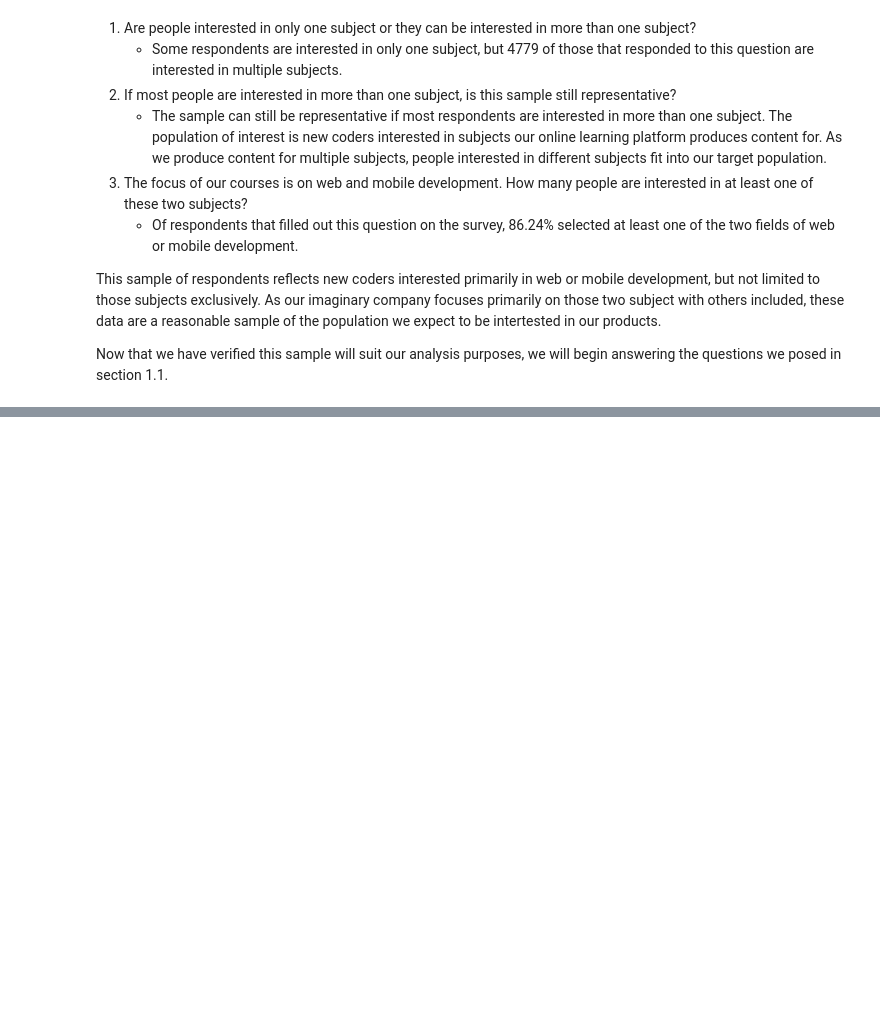
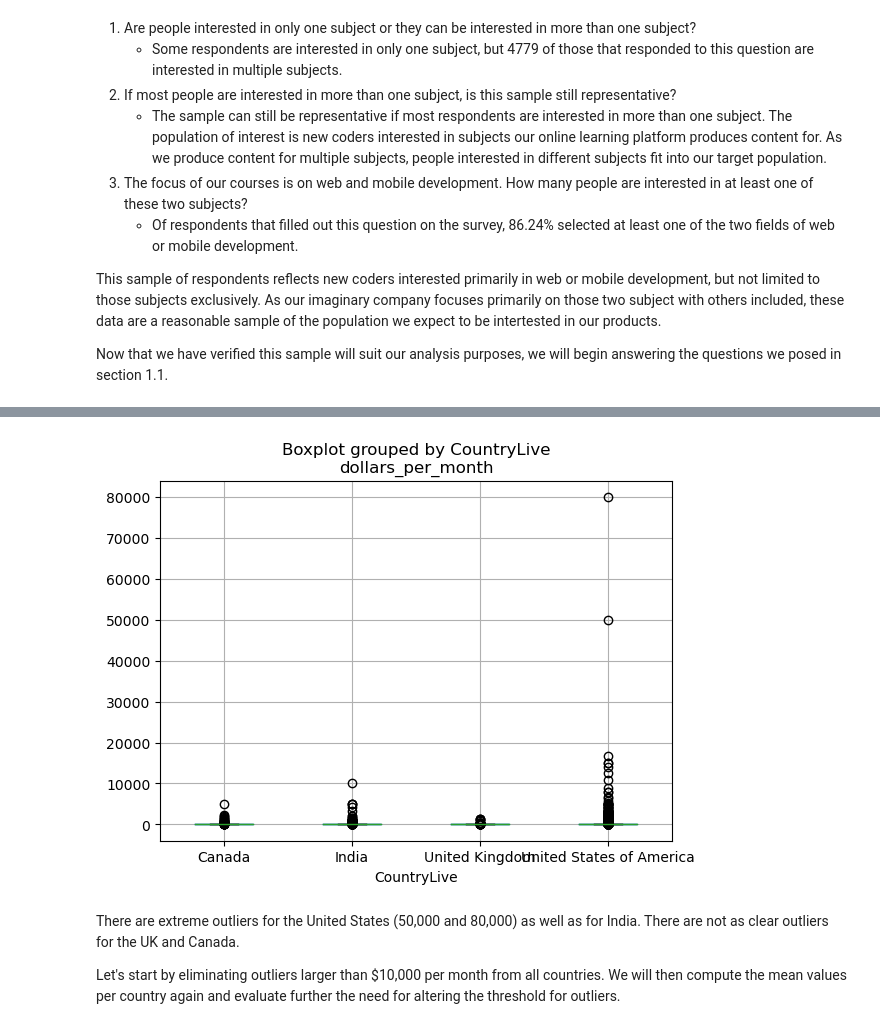
Before and after one commit to n-jdelaney/dq_elearning_marketing, a Jupyter notebook: dq_ad_project.ipynb, the cells around one changed output, grey strips where cells are left out. Cells and saved outputs as stored; diff of their text form; code cells hidden in the pictures; blank space fills up the shorter version.

```diff
--- a/dq_ad_project.ipynb
+++ b/dq_ad_project.ipynb
@@ -161,0 +267,10 @@ plt.show()
+# %%
+# Generate boxplot for `dollars_per_month` column
+survey_top.boxplot(column='dollars_per_month', by='CountryLive')
+plt.show()
+# %% [output]
+[figure, added]
+# %% [markdown]
+There are extreme outliers for the United States (50,000 and 80,000) as well as for India. There are not as clear outliers for the UK and Canada.
+
+Let's start by eliminating outliers larger than $10,000 per month from all countries. We will then compute the mean values per country again and evaluate further the need for altering the threshold for outliers.
```
Also changed, not shown: parts of 23 cells of this notebook.
